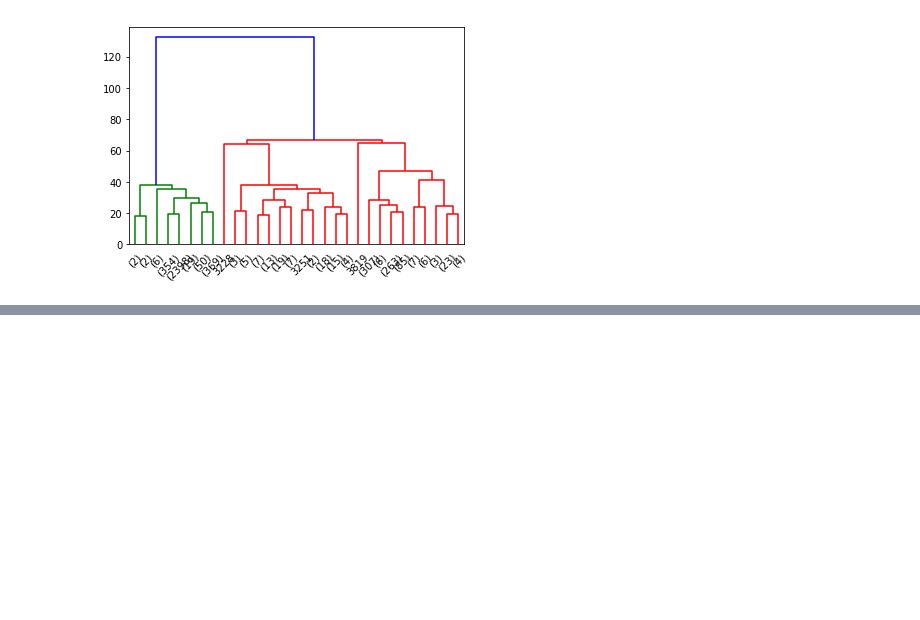
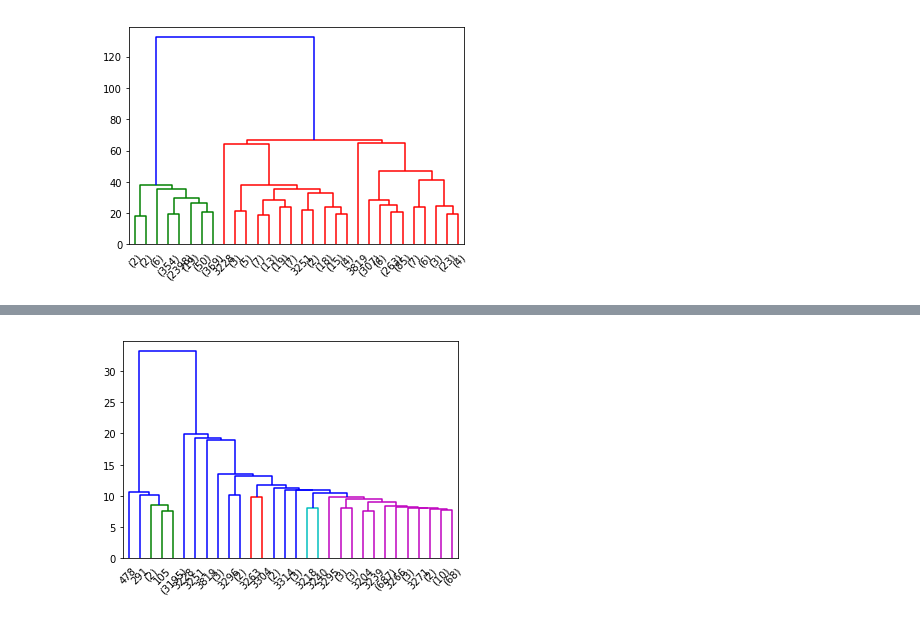
Before and after one commit to Eudalio/Aprendizado-de-Maquina, a Jupyter notebook: Exercicio_13/Lista 13.ipynb, the cells around one changed output, grey strips where cells are left out. Drawn from its saved outputs; the diff is of its cells as text; code cells hidden in the pictures; blank space fills up the shorter version.

```diff
--- a/Exercicio_13/Lista 13.ipynb
+++ b/Exercicio_13/Lista 13.ipynb
@@ -108,0 +112,6 @@ plt.show()
+# %%
+# Plotando o dendograma com um corte na linha 10
+dendrogram(hc_single, truncate_mode='lastp', color_threshold=10)
+plt.show()
+# %% [output]
+[figure, added]
```
Also changed, not shown: parts of 2 cells of this notebook.
